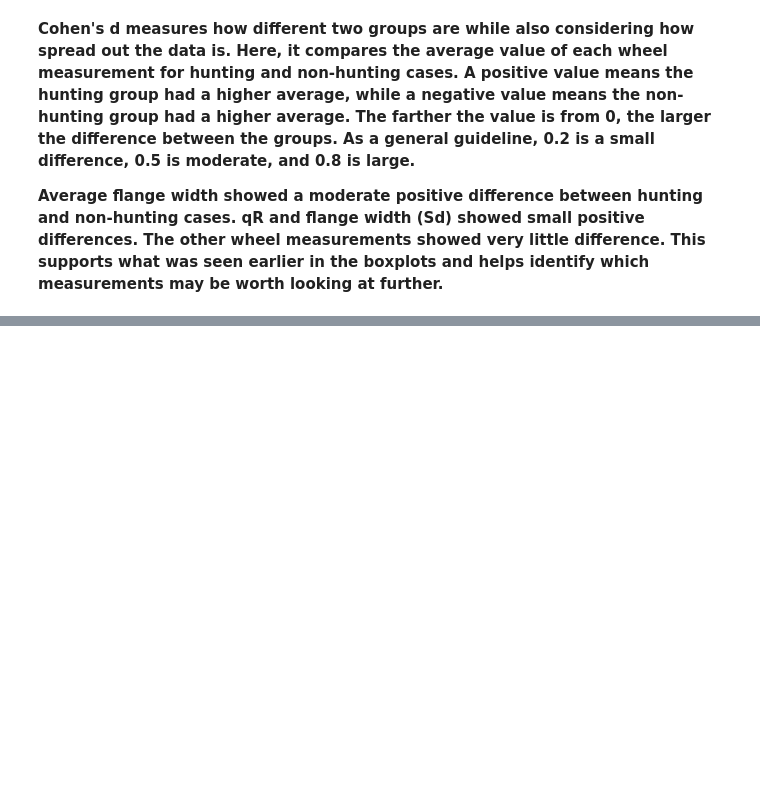
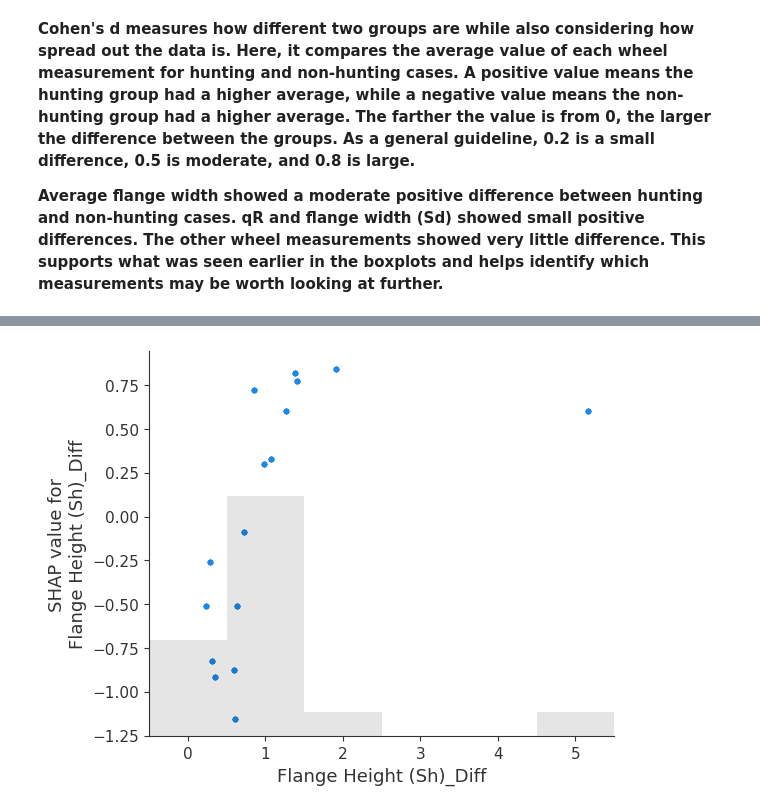
Before and after one commit to smathurc/MxV-Wheel-Profile, a Jupyter notebook: notebooks/verbana3_EDA_and_modeling.ipynb, the cells around one changed output, grey strips where cells are left out. Cells and saved outputs as stored; diff of their text form; code cells hidden in the pictures; blank space fills up the shorter version.

```diff
--- a/notebooks/verbana3_EDA_and_modeling.ipynb
+++ b/notebooks/verbana3_EDA_and_modeling.ipynb
@@ -466,0 +1306,7 @@ print(classification_report(y_test, y_pred_2, zero_division=0))
+# %%
+#Look at how left/right flange height differences affect predictions
+shap.plots.scatter(
+    shap_values[:, "Flange Height (Sh)_Diff"]
+)
+# %% [output]
+[figure, added]
```
Also changed, not shown: parts of 78 cells of this notebook.
